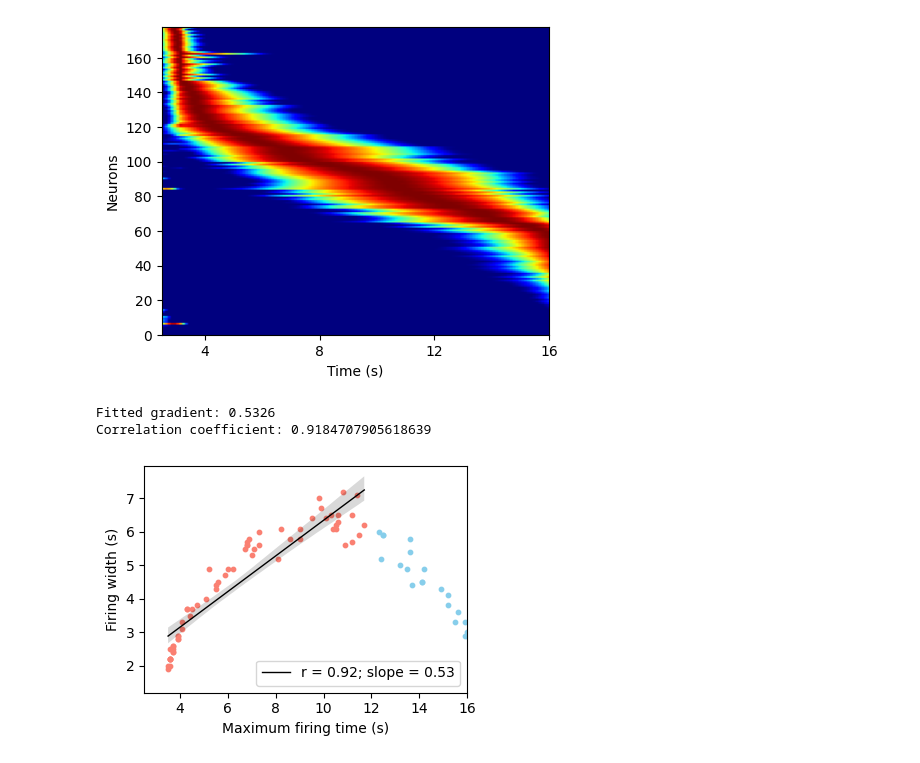
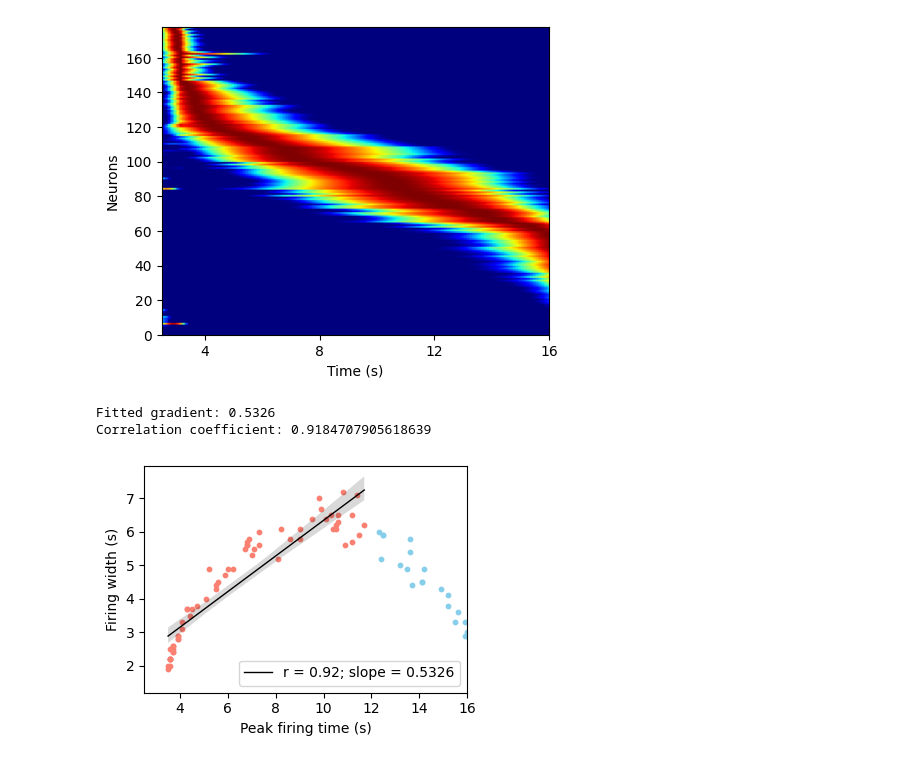
Before and after one commit to qrsyu/STCell, a Jupyter notebook: code/time_exp/2TS_1.ipynb, the cells around one changed output. Drawn from its saved outputs; the diff is of its cells as text; code cells hidden in the pictures.

```diff
--- a/code/time_exp/2TS_1.ipynb
+++ b/code/time_exp/2TS_1.ipynb
@@ -368,3 +368,7 @@ plt.ylabel('Channels')
 # %% [output]
 Text(0, 0.5, 'Channels')
 [figure]
+# %%
+data = np.load('2TS_1_data.npy', allow_pickle=True).item()
+hidden_states = data['test_hidden_states']
+print(hidden_states.shape)
@@ -420,35 +426,35 @@ firing_widths = firing_widths / 10
 # Plot the firing widths vs the maximum firing times
 fig, ax = plt.subplots(figsize=(4,3))
 
 time_start = 3.5
 time_critical = 12 #inputs.shape[1]*(sensory_profile['time']['event_onset'][1]) / 10
 
 plt.scatter(max_time_pts[(time_start <= max_time_pts) & (max_time_pts < time_critical)],
             firing_widths[(time_start <= max_time_pts) & (max_time_pts < time_critical)], c='salmon', s=10)
 plt.scatter(max_time_pts[(time_start <= max_time_pts) & (max_time_pts > time_critical)],
             firing_widths[(time_start <= max_time_pts) & (max_time_pts > time_critical)], c='skyblue', s=10)
 
 # Plot where not nan firing widths
 not_nan_mask = ~np.isnan(firing_widths)
 max_time_pts = max_time_pts[not_nan_mask]
 firing_widths = firing_widths[not_nan_mask]
 firing_starts = firing_starts[not_nan_mask]
 firing_ends = firing_ends[not_nan_mask]
 norm_hs = norm_hs[:, not_nan_mask]
 
 plt_corr(max_time_pts[(time_start <= max_time_pts) & (max_time_pts < time_critical)],
          firing_widths[(time_start <= max_time_pts) & (max_time_pts < time_critical)], fig=fig, ax=ax)
 # plt.ylim(0, 6)
 plt.xlim(2.5, 16)
-plt.xlabel('Maximum firing time (s)')
+plt.xlabel('Peak firing time (s)')
 plt.ylabel("Firing width (s)")
 plt.tight_layout()
 plt.legend()
 plt.savefig('time_exp_temp_corr.png', dpi=500, transparent=True)
 # %% [output]
 Fitted gradient: 0.5326
 Correlation coefficient: 0.9184707905618639
-[figure, old version]
+[figure, new version]
 # %%
 # Save the data
 save_dict = {
```
Also changed, not shown: parts of 1 cell of this notebook, 18 other files.
